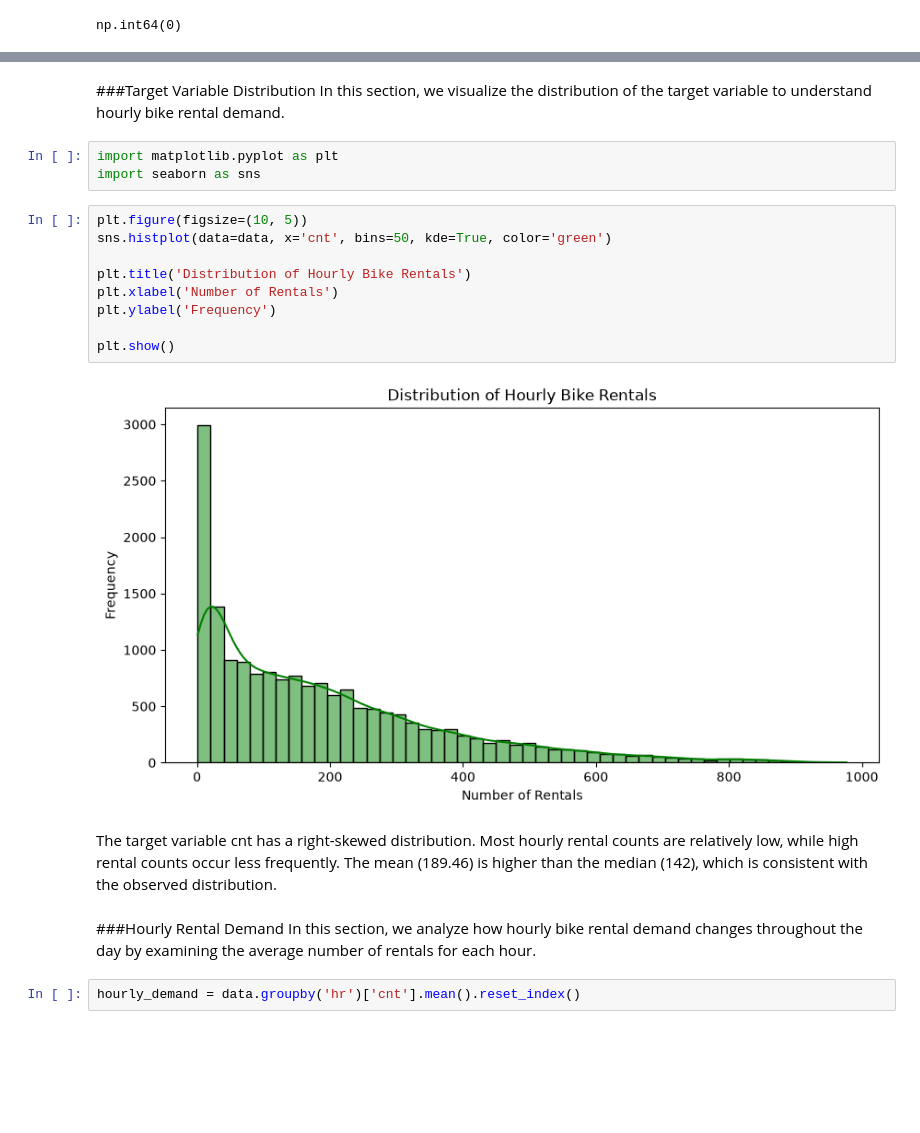
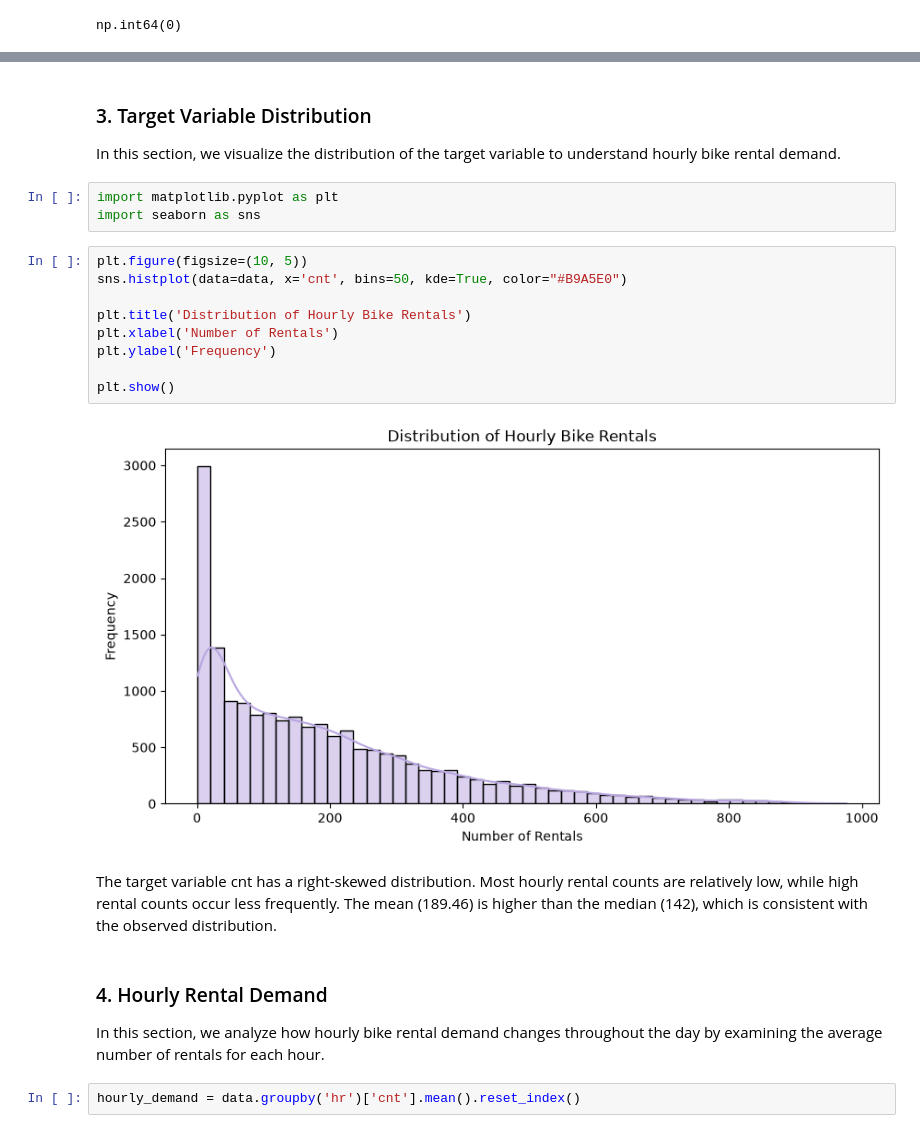
Before and after one commit to Ana02-12/midterm-project-bike-sharing, a Jupyter notebook: notebooks/eda.ipynb, the cells around one changed output, grey strips where cells are left out. Saved outputs shown, nothing was run; the diff lists cells and outputs as text; blank space fills up the shorter version.

```diff
--- a/notebooks/eda.ipynb
+++ b/notebooks/eda.ipynb
@@ -138,24 +135,24 @@ The initial statistical analysis reveals several interesting characteristics of
 # %% [markdown]
-###Target Variable Distribution
+### 3. Target Variable Distribution
 In this section, we visualize the distribution of the target variable to understand hourly bike rental demand.
 # %%
 import matplotlib.pyplot as plt
 import seaborn as sns
 # %%
 plt.figure(figsize=(10, 5))
-sns.histplot(data=data, x='cnt', bins=50, kde=True, color='green')
+sns.histplot(data=data, x='cnt', bins=50, kde=True, color="#B9A5E0")
 
 plt.title('Distribution of Hourly Bike Rentals')
 plt.xlabel('Number of Rentals')
 plt.ylabel('Frequency')
 
 plt.show()
 # %% [output]
-[figure, old version]
+[figure, new version]
 # %% [markdown]
 The target variable cnt has a right-skewed distribution. Most hourly rental counts are relatively low, while high rental counts occur less frequently. The mean (189.46) is higher than the median (142), which is consistent with the observed distribution.
 # %% [markdown]
-###Hourly Rental Demand
+### 4. Hourly Rental Demand
 In this section, we analyze how hourly bike rental demand changes throughout the day by examining the average number of rentals for each hour.
 # %%
 hourly_demand = data.groupby('hr')['cnt'].mean().reset_index()
```
Also changed, not shown: parts of 79 cells of this notebook, 16 other files.
